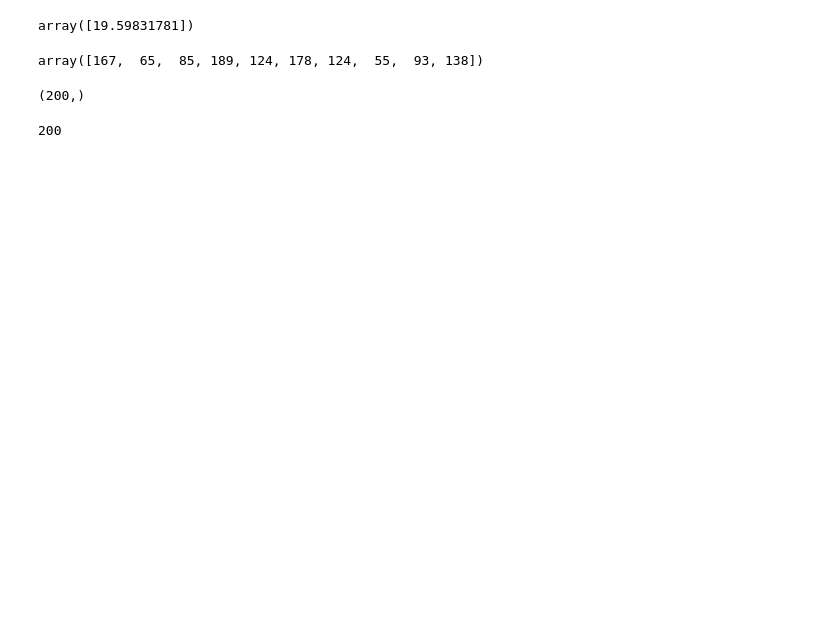
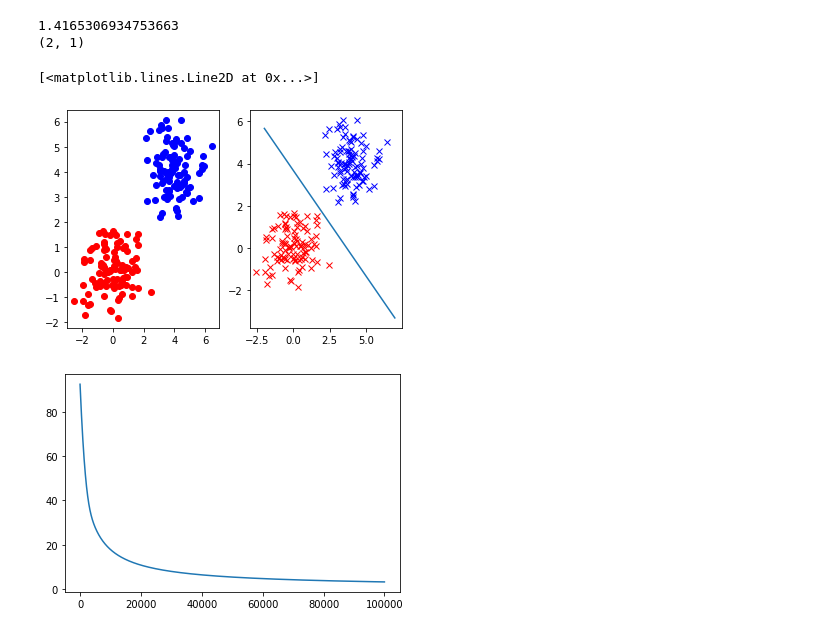
Before and after one commit to llctrautmann/LMH_Summer_School, a Jupyter notebook: LMH_Week_2_Notebooks/Logistic_Regression/Stochastic_Gradient_Decent.ipynb, the cells around one changed output. Saved outputs shown, nothing was run; the diff lists cells and outputs as text; code cells hidden in the pictures; blank space fills up the shorter version.

```diff
--- a/LMH_Week_2_Notebooks/Logistic_Regression/Stochastic_Gradient_Decent.ipynb
+++ b/LMH_Week_2_Notebooks/Logistic_Regression/Stochastic_Gradient_Decent.ipynb
@@ -151,3 +198,3 @@ class StochasticGradientDecent:
 # %%
-Model = StochasticGradientDecent(X,y)
-out = Model.training()
+Model = StochasticGradientDecent(X,y,cycles=100000,momentum=False,batch_size=15)
+out = Model.gradient_desent()
@@ -184,18 +201,11 @@ def loss(y,yhat):
-# %%
-loss(y,yhat)
-# %% [output]
-array([19.59831781])
-# %%
-mini_batch = np.random.randint(0,X.shape[0],10)
-
-mini_batch
-# %% [output]
-array([167,  65,  85, 189, 124, 178, 124,  55,  93, 138])
-# %%
-X[:,1]
-# %% [output]
-(200,)
-# %%
-X.shape[0]
-# %% [output]
-200
+# %%
+Model.graphics()
+
+plt.figure()
+plt.plot(out[0])
+# %% [output]
+1.4165306934753663
+(2, 1)
+[<matplotlib.lines.Line2D at 0x...>]
+[figure, added]
+[figure, added]
```
Also changed, not shown: parts of 15 cells of this notebook, 31 other files.
